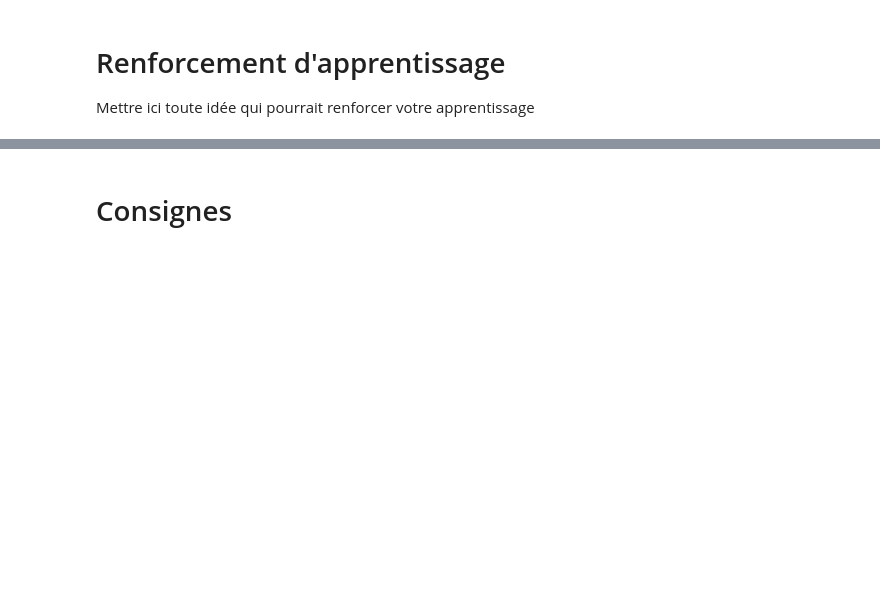
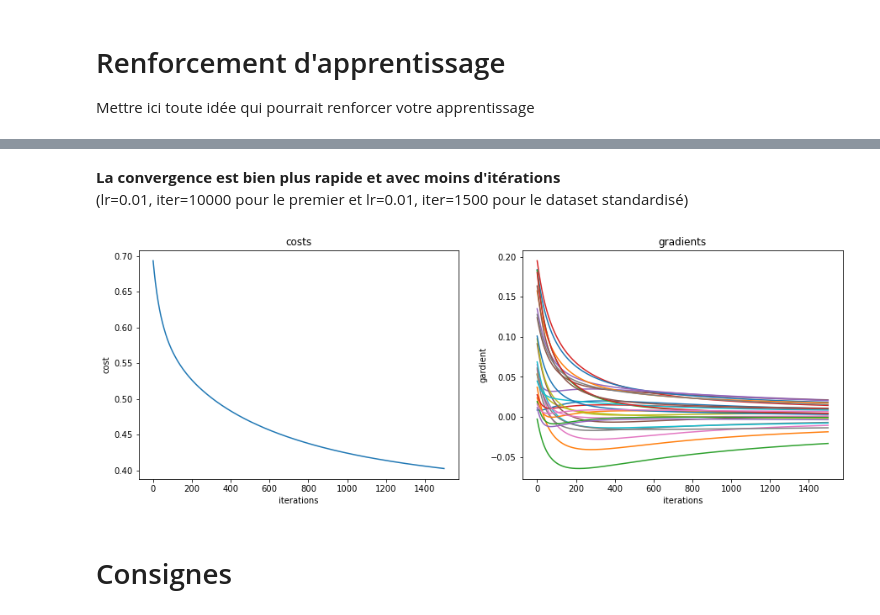
Before and after one commit to ayoubhammal/notebooks_tp_iarn, a Jupyter notebook: tp4/TP 4 regularisation.ipynb, the cells around one changed output, grey strips where cells are left out. Drawn from its saved outputs; the diff is of its cells as text; code cells hidden in the pictures; blank space fills up the shorter version.

```diff
--- a/tp4/TP 4 regularisation.ipynb
+++ b/tp4/TP 4 regularisation.ipynb
@@ -295,0 +356,26 @@ Mettre ici toute idée qui pourrait renforcer votre apprentissage
+# %%
+X_mean, X_std = X[:, 1:].mean(axis=0), X[:, 1:].std(axis=0)
+X_standardized = np.ones_like(X)
+X_standardized[:, 1:] = (X[:, 1:] - X_mean) / X_std
+# %%
+n = X_standardized.shape[1]
+theta_standardized = np.zeros((n, 1))
+
+initialCost=computeCost(X_standardized, y, theta, 1)
+print(initialCost)
+
+# paramètres
+iterations_standardized = 1500;
+alpha_standardized = 0.01;
+# paramètre de regression
+lambda_ = 1
+# Appel
+theta_standardized, costs_standardized, gradients_standardized = gradientDescent(
+    X_standardized,
+    y,
+    theta_standardized,
+    lambda_,
+    alpha_standardized,
+    iterations_standardized
+);
+print(theta_standardized, costs_standardized.shape, gradients_standardized.shape)
@@ -296,3 +400,10 @@ Mettre ici toute idée qui pourrait renforcer votre apprentissage
+# %% [markdown]
+**La convergence est bien plus rapide et avec moins d'itérations**<br>
+(lr=0.01, iter=10000 pour le premier et lr=0.01, iter=1500 pour le dataset standardisé)
+# %%
+plot_cost_gradient(costs_standardized, gradients_standardized)
+# %% [output]
+[figure, added]
 # %% [markdown]
 # Consignes
 # %% [markdown]
```
Also changed, not shown: parts of 13 cells of this notebook, 6 other files.
